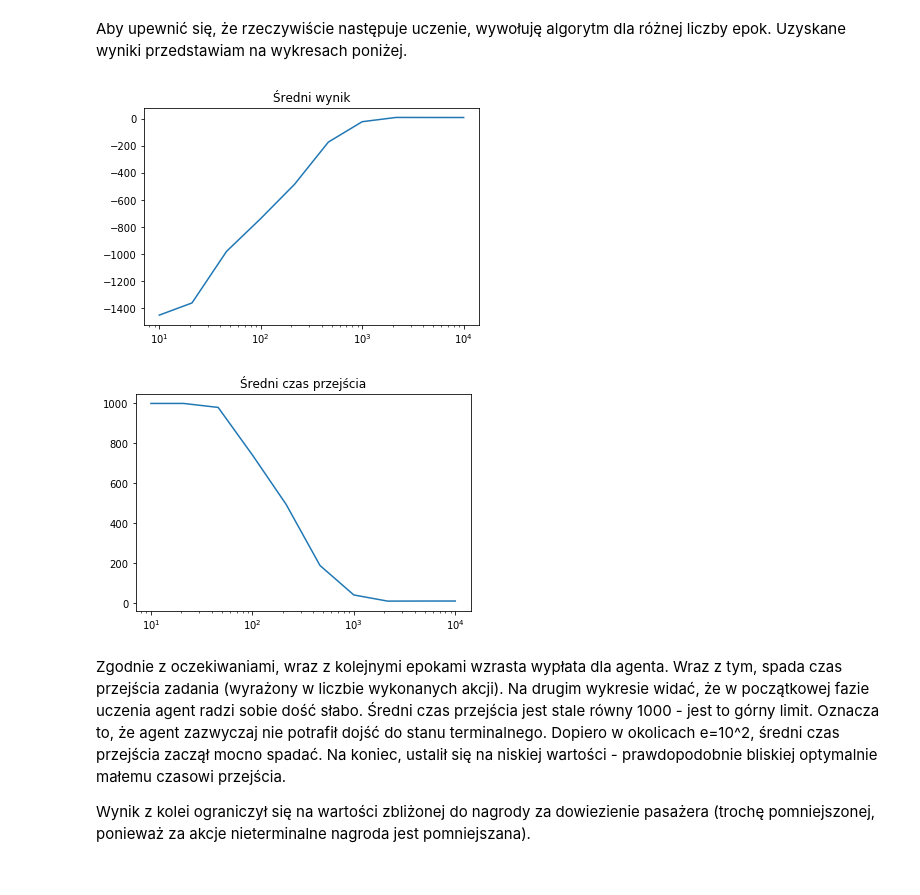
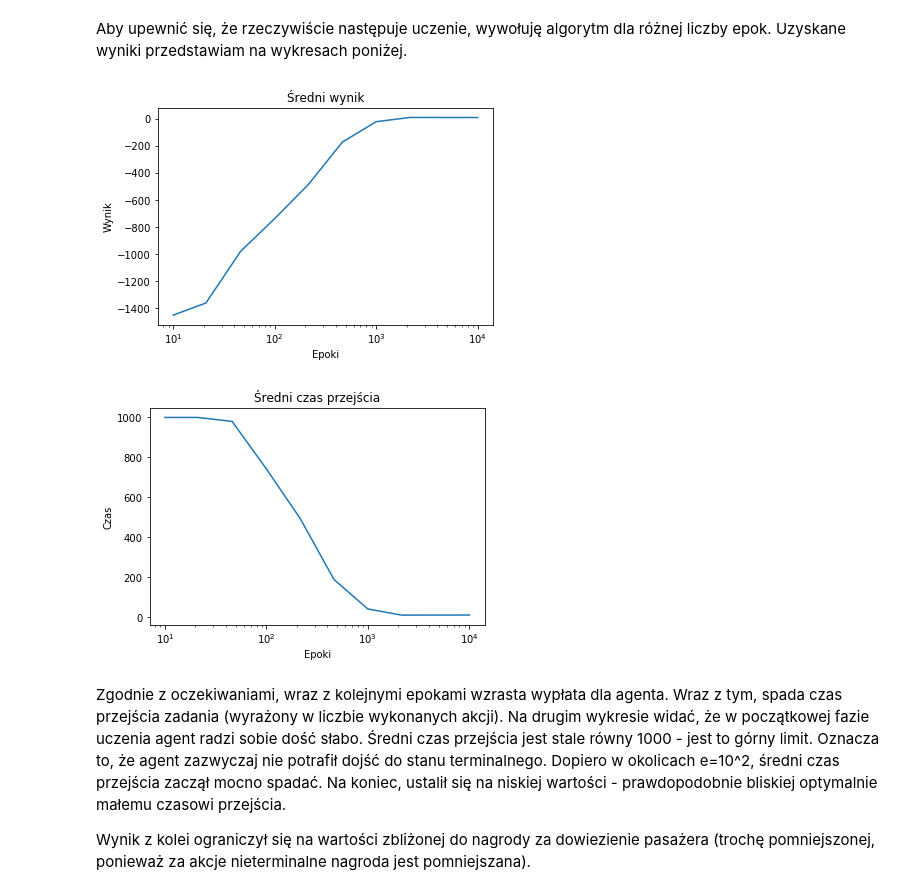
Before and after one commit to tototmek/WSI, a Jupyter notebook: Zadanie6.ipynb, the cells around one changed output. Cells and saved outputs as stored; diff of their text form; code cells hidden in the pictures.

```diff
--- a/Zadanie6.ipynb
+++ b/Zadanie6.ipynb
@@ -86,16 +86,21 @@ for e in epoch_values:
 # %%
 plt.plot(epoch_values, results["score"])
 plt.title("Średni wynik")
 plt.xscale("log")
+plt.xlabel("Epoki")
+plt.ylabel("Wynik")
 plt.show()
 
 plt.plot(epoch_values, results["time"])
 plt.title("Średni czas przejścia")
 plt.xscale("log")
+
+plt.xlabel("Epoki")
+plt.ylabel("Czas")
 plt.show()
 # %% [output]
-[figure, old version]
+[figure, new version]
-[figure, old version]
+[figure, new version]
 # %% [markdown]
 Zgodnie z oczekiwaniami, wraz z kolejnymi epokami wzrasta wypłata dla agenta. Wraz z tym, spada czas przejścia zadania (wyrażony w liczbie wykonanych akcji). Na drugim wykresie widać, że w początkowej fazie uczenia agent radzi sobie dość słabo. Średni czas przejścia jest stale równy 1000 - jest to górny limit. Oznacza to, że agent zazwyczaj nie potrafił dojść do stanu terminalnego. Dopiero w okolicach e=10^2, średni czas przejścia zaczął mocno spadać. Na koniec, ustalił się na niskiej wartości - prawdopodobnie bliskiej optymalnie małemu czasowi przejścia.
 
```
Also changed, not shown: parts of 3 cells of this notebook.
